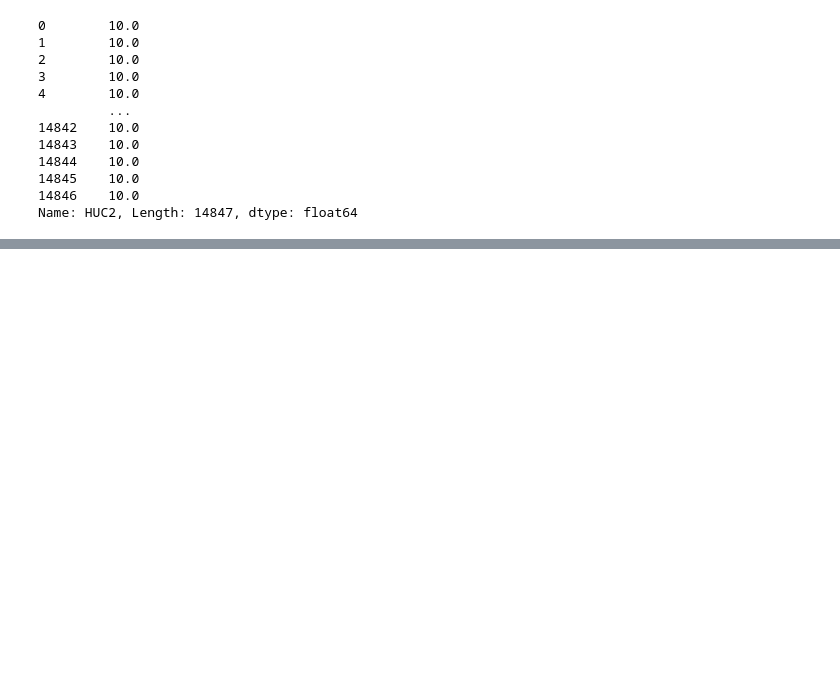
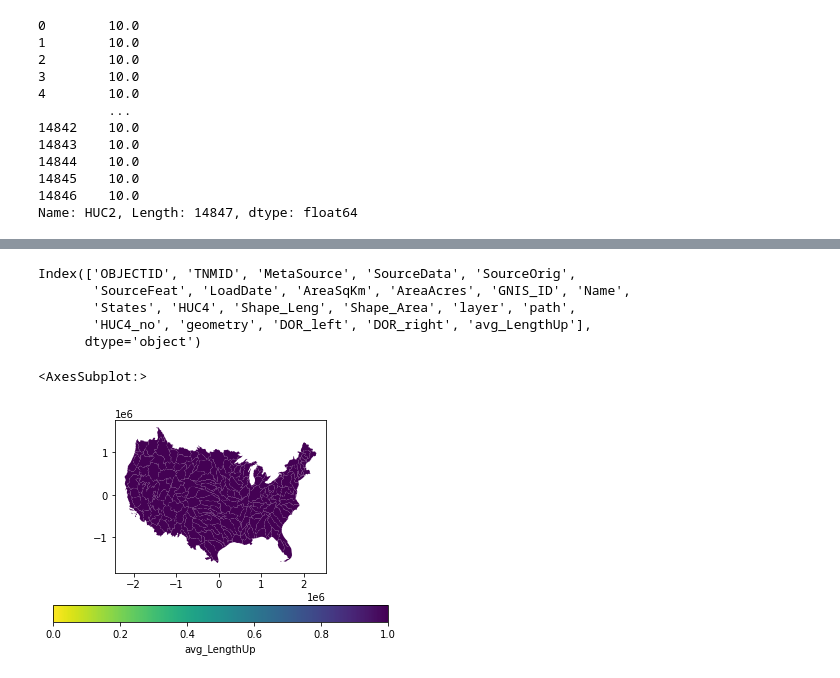
Before and after one commit to rspinti/River_bifurcation, a Jupyter notebook: Rachel_testing/dissolve_testing.ipynb, the cells around one changed output, grey strips where cells are left out. Saved outputs shown, nothing was run; the diff lists cells and outputs as text; code cells hidden in the pictures; blank space fills up the shorter version.

```diff
--- a/Rachel_testing/dissolve_testing.ipynb
+++ b/Rachel_testing/dissolve_testing.ipynb
@@ -132,0 +263,18 @@ df_w_polygon
+# %%
+huc4.columns
+# %% [output]
+Index(['OBJECTID', 'TNMID', 'MetaSource', 'SourceData', 'SourceOrig',
+       'SourceFeat', 'LoadDate', 'AreaSqKm', 'AreaAcres', 'GNIS_ID', 'Name',
+       'States', 'HUC4', 'Shape_Leng', 'Shape_Area', 'layer', 'path',
+       'HUC4_no', 'geometry', 'DOR_left', 'DOR_right', 'avg_LengthUp'],
+      dtype='object')
+# %%
+var = "avg_LengthUp"
+# dor_mergeGeo[var] = dor_merge_up[var]
+# dor_merge.plot()
+huc4.plot(column=var, legend=True, cmap='viridis_r',
+                 legend_kwds={'label': var, 'orientation': "horizontal"},
+                 vmin=0, vmax=1)
+# %% [output]
+<AxesSubplot:>
+[figure, added]
```
Also changed, not shown: parts of 15 cells of this notebook, 8 other files.
